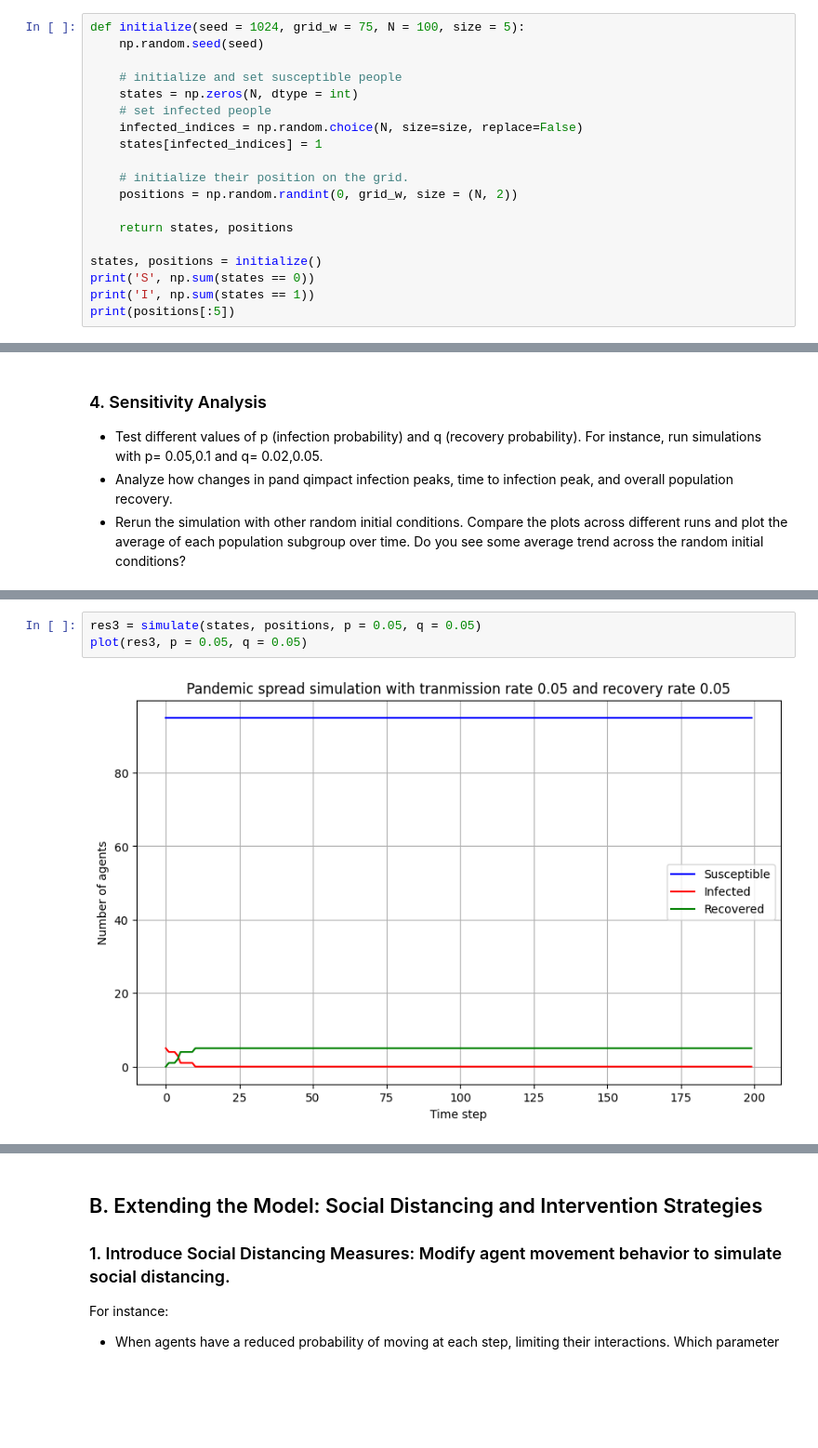
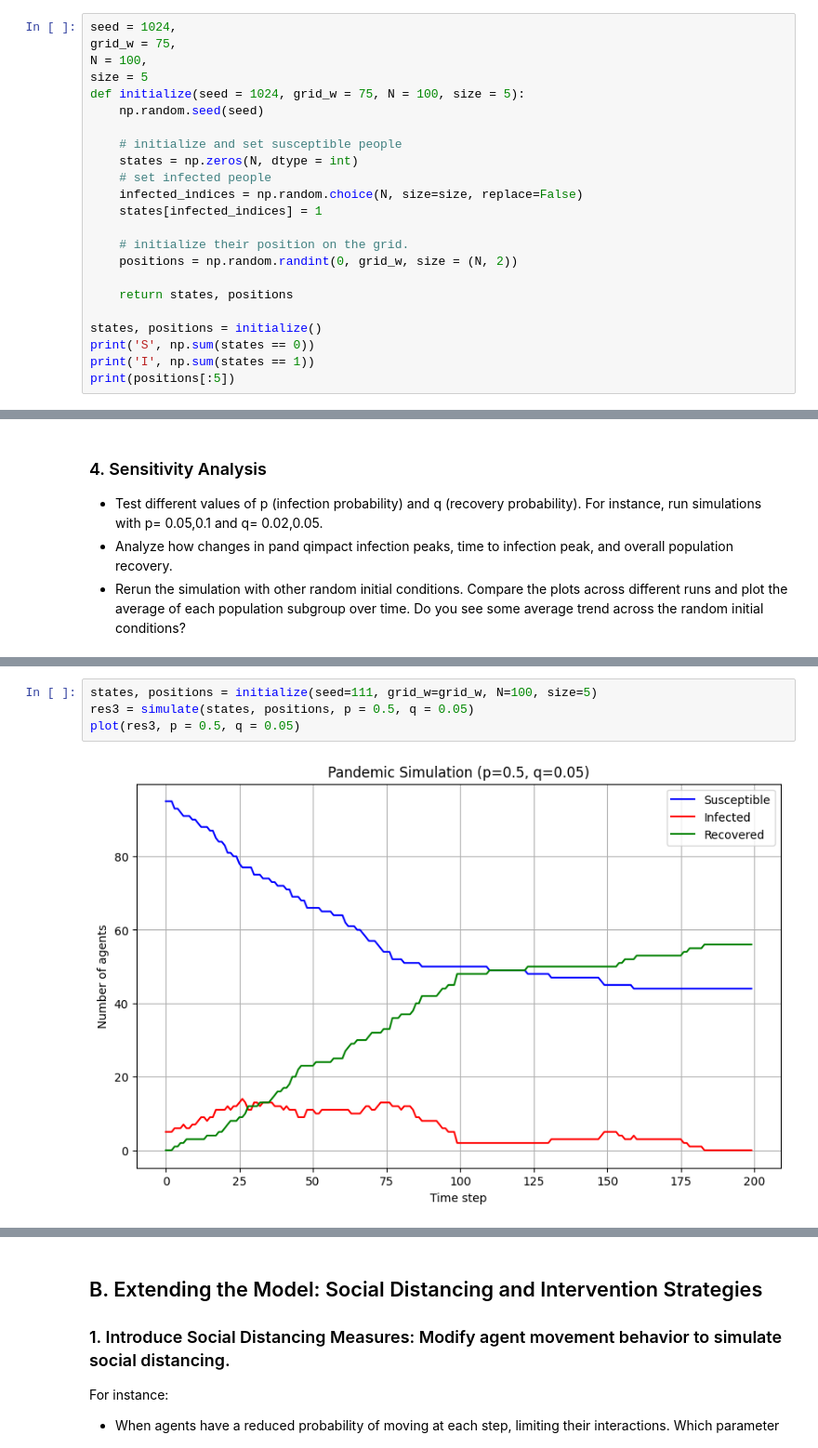
Before and after one commit to QianJingyun/Qian-BMI500-hw11, a Jupyter notebook: code.ipynb, the cells around one changed output, grey strips where cells are left out. Shown: that part at 93% size. Drawn from its saved outputs; the diff is of its cells as text; blank space fills up the shorter version.

```diff
--- a/code.ipynb
+++ b/code.ipynb
@@ -20,6 +20,10 @@ import numpy as np
 import pandas as pd
 import matplotlib.pyplot as plt
 # %%
+seed = 1024,
+grid_w = 75,
+N = 100,
+size = 5
 def initialize(seed = 1024, grid_w = 75, N = 100, size = 5):
     np.random.seed(seed)
 
@@ -187,6 +193,7 @@ plot(res2, p = 0.1, q = 0.02)
 # %%
-res3 = simulate(states, positions, p = 0.05, q = 0.05)
-plot(res3, p = 0.05, q = 0.05)
+states, positions = initialize(seed=111, grid_w=grid_w, N=100, size=5)
+res3 = simulate(states, positions, p = 0.5, q = 0.05)
+plot(res3, p = 0.5, q = 0.05)
 # %% [output]
-[figure, old version]
+[figure, new version]
 # %%
```
Also changed, not shown: parts of 11 cells of this notebook, 4 other files.
